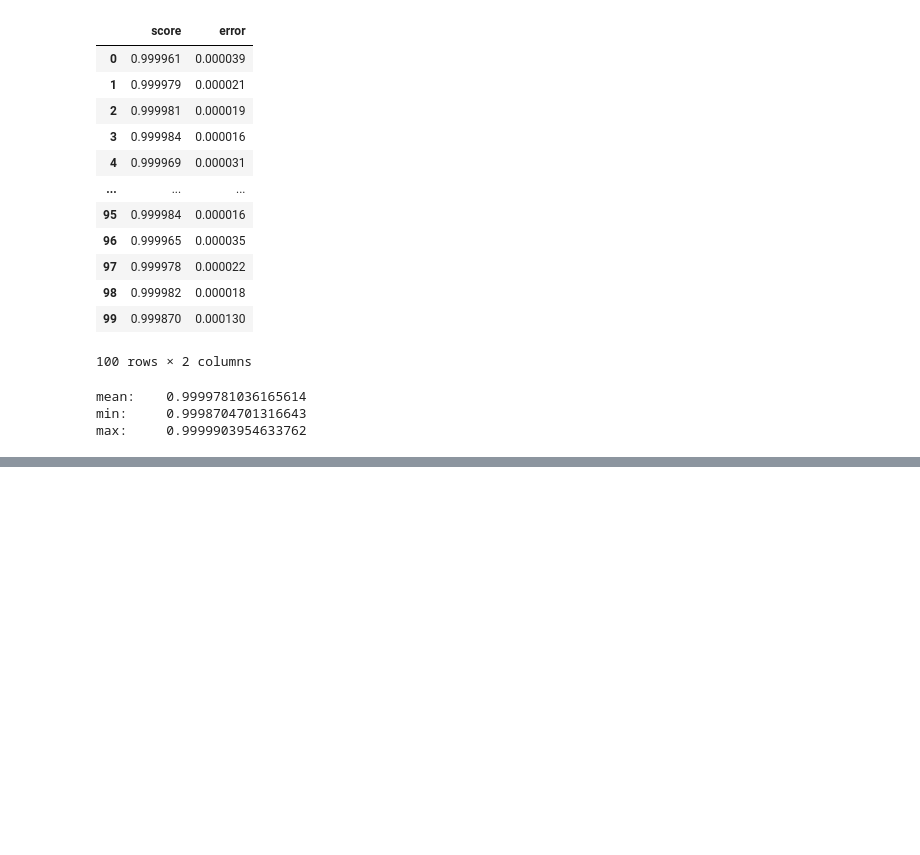
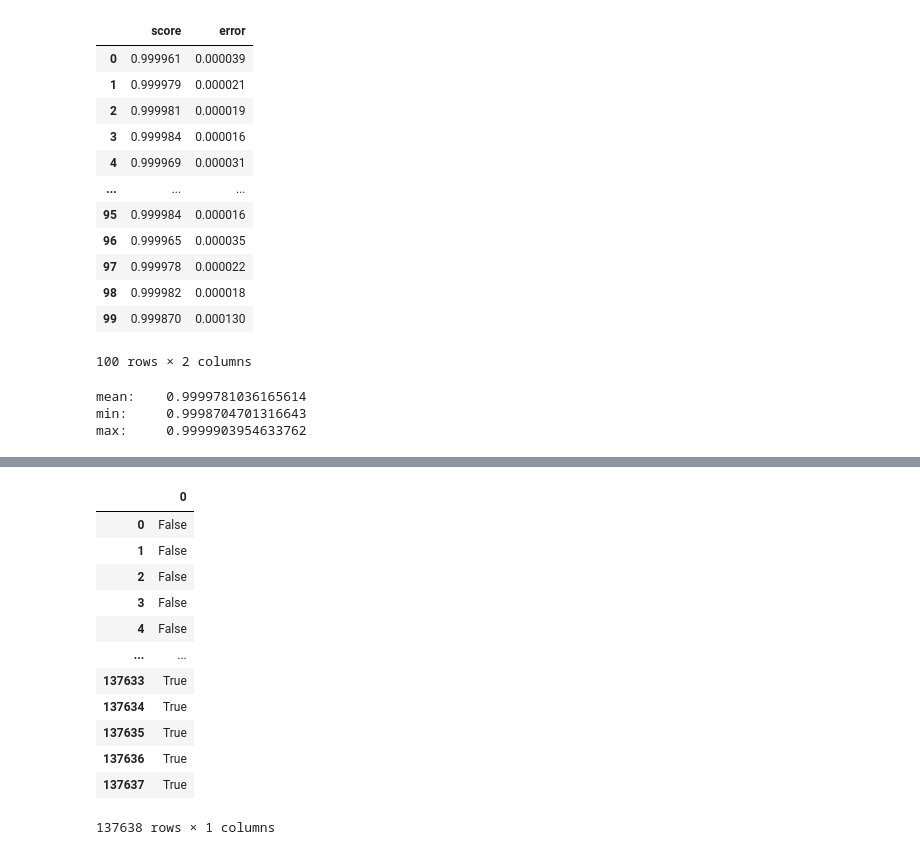
Before and after one commit to tutugarin/Storing-Analyzing-ECG, a Jupyter notebook: analyse/experiments/XGBClassifier.ipynb, the cells around one changed output, grey strips where cells are left out. Cells and saved outputs as stored; diff of their text form; code cells hidden in the pictures; blank space fills up the shorter version.

```diff
--- a/analyse/experiments/XGBClassifier.ipynb
+++ b/analyse/experiments/XGBClassifier.ipynb
@@ -115,0 +154,16 @@ max:     0.9999903954633762
+# %%
+classification_pd
+# %% [output]
+|  | 0 |
+| 0 | False |
+| 1 | False |
+| 2 | False |
+| 3 | False |
+| 4 | False |
+| ... | ... |
+| 137633 | True |
+| 137634 | True |
+| 137635 | True |
+| 137636 | True |
+| 137637 | True |
+137638 rows × 1 columns
```
Also changed, not shown: parts of 13 cells of this notebook.
